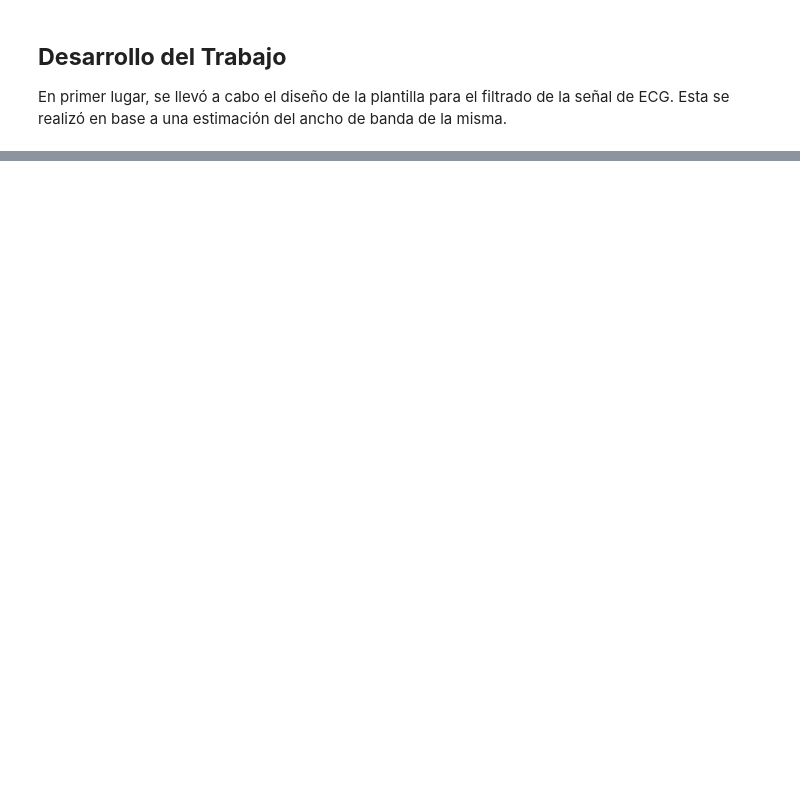
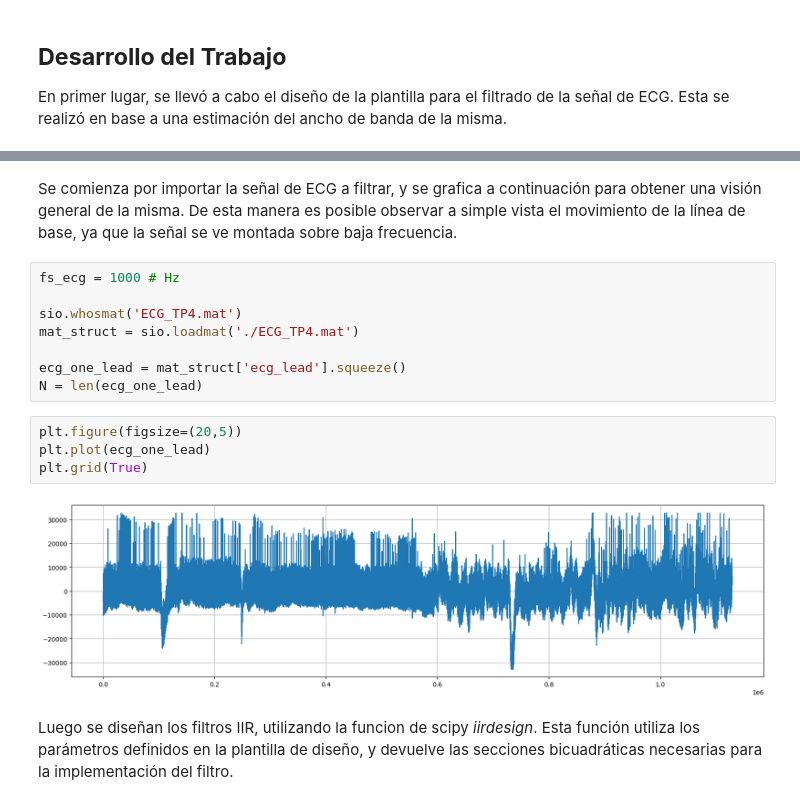
Before and after one commit to mtaranilla/APS_2025, a Jupyter notebook: TS_TARANILLA_SALGADO/TS8_FiltradoDigitalECG/TS8_FiltradoLinealECG_SALGADO_TARANILLA.ipynb, the cells around one changed output, grey strips where cells are left out. Cells and saved outputs as stored; diff of their text form; blank space fills up the shorter version.

```diff
--- a/TS_TARANILLA_SALGADO/TS8_FiltradoDigitalECG/TS8_FiltradoLinealECG_SALGADO_TARANILLA.ipynb
+++ b/TS_TARANILLA_SALGADO/TS8_FiltradoDigitalECG/TS8_FiltradoLinealECG_SALGADO_TARANILLA.ipynb
@@ -34,0 +78,18 @@ En primer lugar, se llevó a cabo el diseño de la plantilla para el filtrado de
+# %% [markdown]
+Se comienza por importar la señal de ECG a filtrar, y se grafica a continuación para obtener una visión general de la  misma. De esta manera es posible observar a simple vista el movimiento de la línea de base, ya que la señal se ve montada sobre baja frecuencia.
+# %%
+fs_ecg = 1000 # Hz
+
+sio.whosmat('ECG_TP4.mat')
+mat_struct = sio.loadmat('./ECG_TP4.mat')
+
+ecg_one_lead = mat_struct['ecg_lead'].squeeze()
+N = len(ecg_one_lead)
+# %%
+plt.figure(figsize=(20,5))
+plt.plot(ecg_one_lead)
+plt.grid(True)
+# %% [output]
+[figure, added]
+# %% [markdown]
+Luego se diseñan los filtros IIR, utilizando la funcion de scipy *iirdesign*. Esta función utiliza los parámetros definidos en la plantilla de diseño, y devuelve las secciones bicuadráticas necesarias para la implementación del filtro.
```
Also changed, not shown: parts of 28 cells of this notebook.
